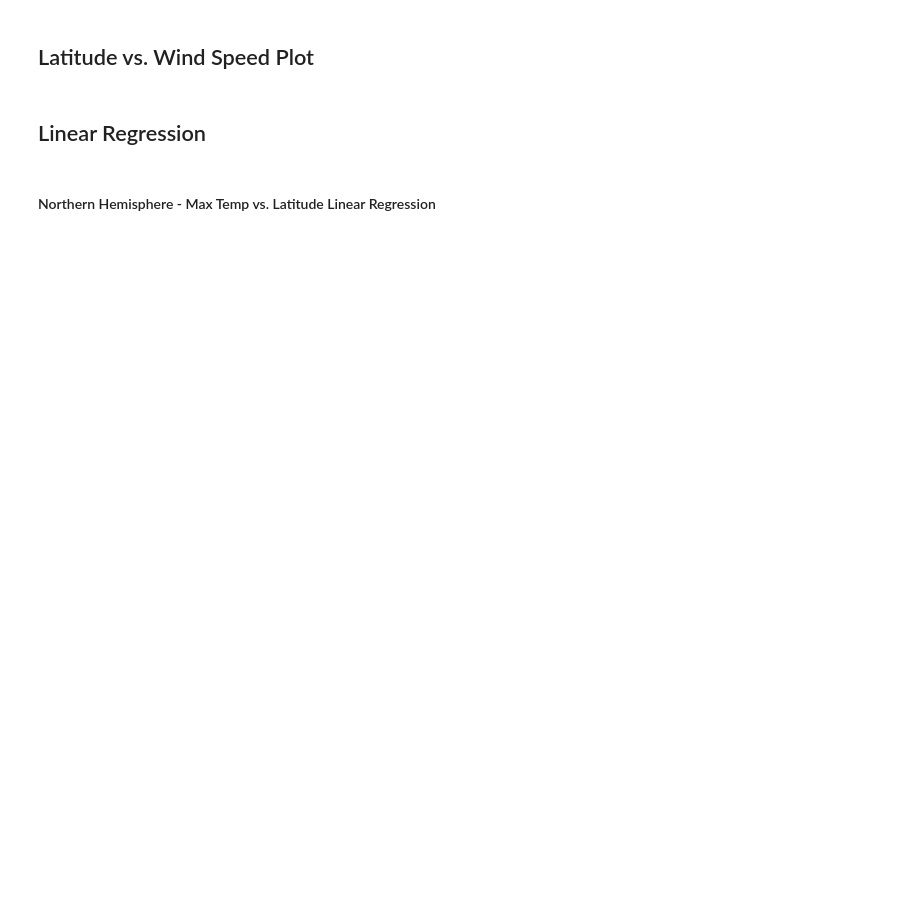
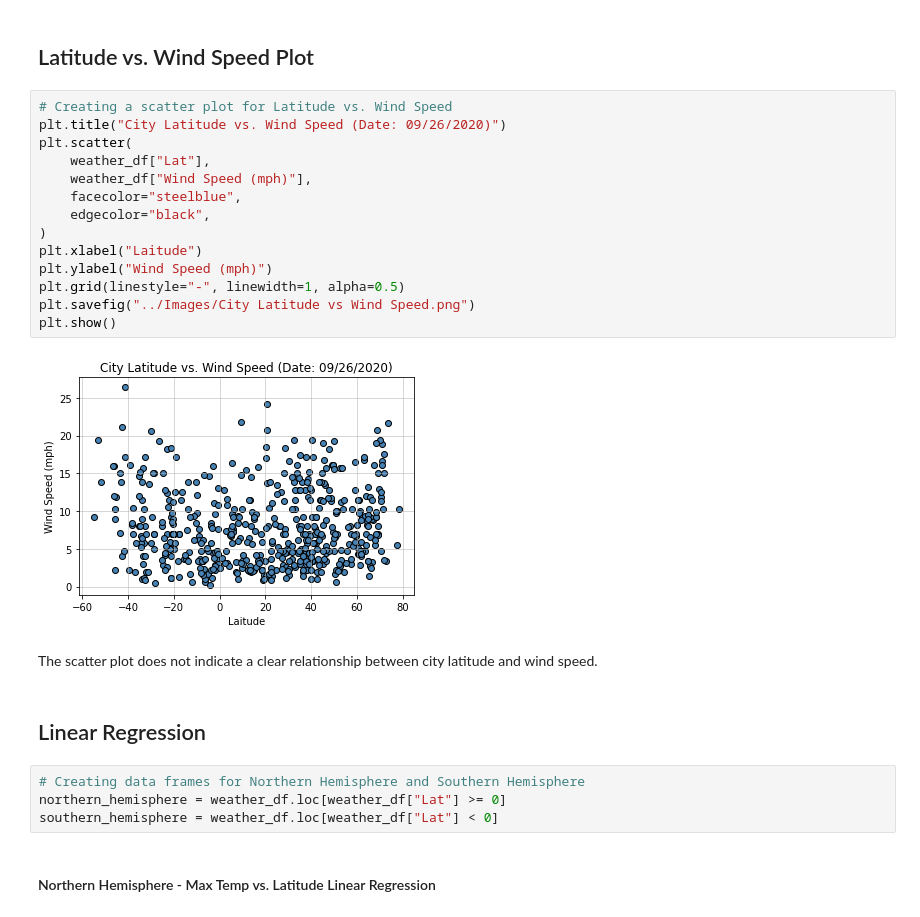
Before and after one commit to sabrinasaleh/python-api-challenge, a Jupyter notebook: WeatherPy/WeatherPy.ipynb, the cells around one changed output. Drawn from its saved outputs; the diff is of its cells as text; blank space fills up the shorter version.

```diff
--- a/WeatherPy/WeatherPy.ipynb
+++ b/WeatherPy/WeatherPy.ipynb
@@ -185,6 +247,28 @@ weather_df.describe()
 # %% [markdown]
 ## Latitude vs. Wind Speed Plot
+# %%
+# Creating a scatter plot for Latitude vs. Wind Speed
+plt.title("City Latitude vs. Wind Speed (Date: 09/26/2020)")
+plt.scatter(
+    weather_df["Lat"],
+    weather_df["Wind Speed (mph)"],
+    facecolor="steelblue",
+    edgecolor="black",
+)
+plt.xlabel("Laitude")
+plt.ylabel("Wind Speed (mph)")
+plt.grid(linestyle="-", linewidth=1, alpha=0.5)
+plt.savefig("../Images/City Latitude vs Wind Speed.png")
+plt.show()
+# %% [output]
+[figure, added]
+# %% [markdown]
+The scatter plot does not indicate a clear relationship between city latitude and wind speed.
 # %% [markdown]
 ## Linear Regression
+# %%
+# Creating data frames for Northern Hemisphere and Southern Hemisphere
+northern_hemisphere = weather_df.loc[weather_df["Lat"] >= 0]
+southern_hemisphere = weather_df.loc[weather_df["Lat"] < 0]
 # %% [markdown]
 ####  Northern Hemisphere - Max Temp vs. Latitude Linear Regression
```
Also changed, not shown: parts of 34 cells of this notebook.
